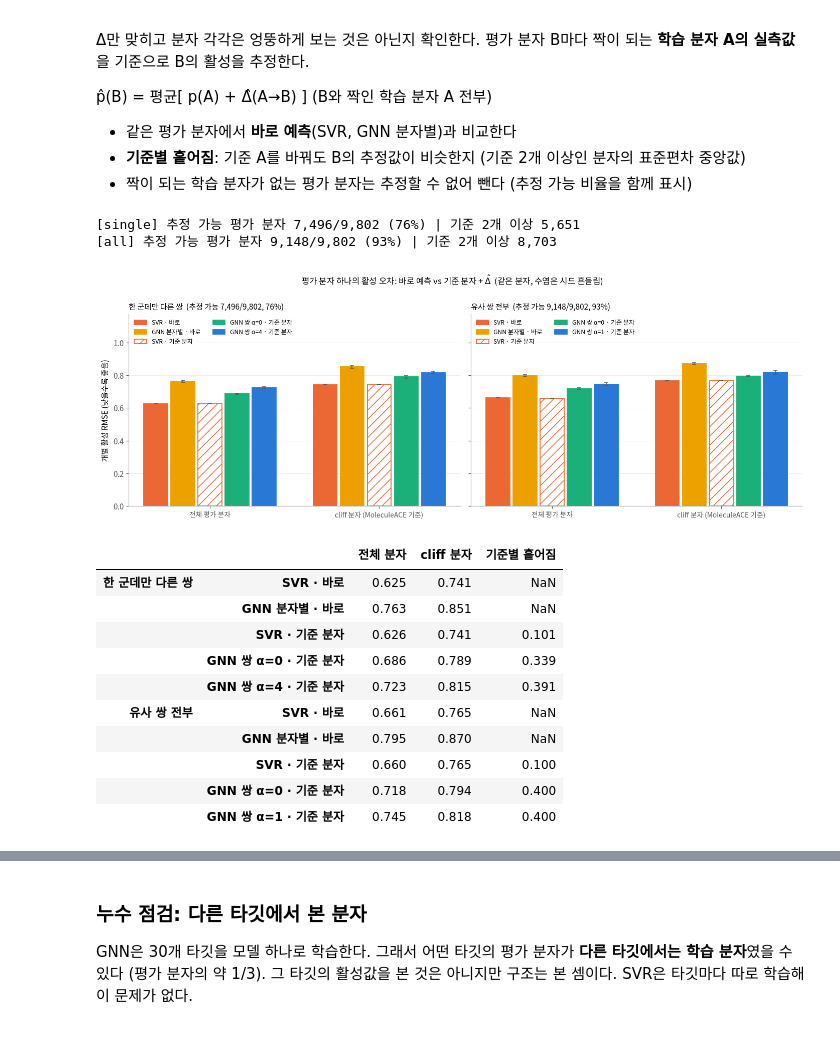
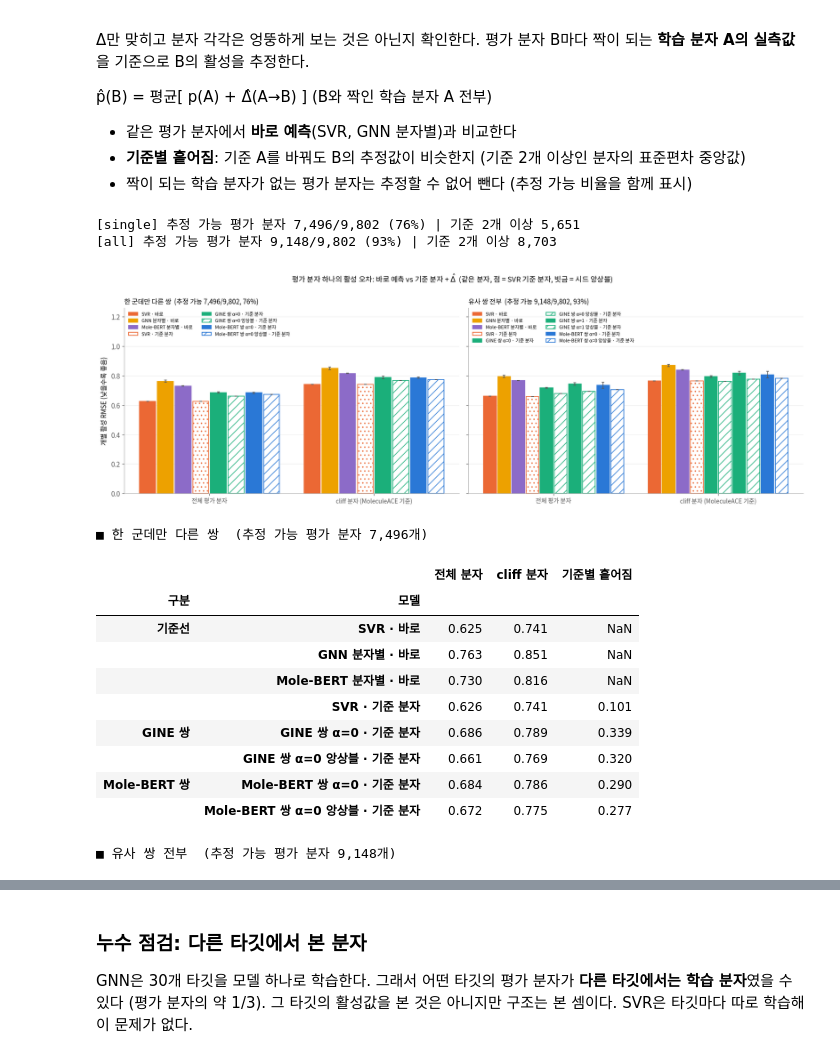
Before and after one commit to dlrudgms1234-commits/capstone, a Jupyter notebook: ac_pipeline.ipynb, the cells around one changed output, grey strips where cells are left out. Cells and saved outputs as stored; diff of their text form; code cells hidden in the pictures.

```diff
--- a/ac_pipeline.ipynb
+++ b/ac_pipeline.ipynb
@@ -1356,10 +1617,16 @@ fig.tight_layout(); plt.show()
 # %%
-MODELS = ['zero', 'svr', 'gnnmol', 'gnn_a0', 'gnn_best']
-display(pd.concat({LABEL[st]: pd.concat({m: rmse_table(pset, f'pred_{m}').loc[['test']]
-                                         for m in MODELS}, axis=1)
-                   for st, pset in RESULTS.items()}).round(3))
+CMP_TABLE = {}
 for st, pset in RESULTS.items():
-    t_ = pset[pset.split.str.startswith('test')]
-    d_ = rmse(t_.pred_gnn_best_fwd, t_.delta) - rmse(t_.pred_gnn_best, t_.delta)
-    print(f'{LABEL[st]}: 양방향 평균 효과 {d_:+.3f} (거의 0 — 학습 때 이미 양방향을 보여줬기 때문)')
+    d = pset[pset.split == 'test']
+    CMP_TABLE[st] = pd.DataFrame({lbl: {'cliff': seed_rmse(d, cols, d.is_cliff).mean(),
+                                        'non-cliff': seed_rmse(d, cols, ~d.is_cliff).mean(),
+                                        'all': seed_rmse(d, cols).mean(),
+                                        'bal': ((seed_rmse(d, cols, d.is_cliff) + seed_rmse(d, cols, ~d.is_cliff)) / 2).mean()}
+                                  for lbl, cols, _, _ in COMPARE[st]}).T
+    print(f'■ {LABEL[st]}  (평가 쌍 {len(d):,}개, best α: GINE {BEST[st]} · Mole-BERT {BEST_PT[st]})')
+    display(grouped(CMP_TABLE[st]).round(3))
+for st, pset in RESULTS.items():
+    t_, a = pset[pset.split == 'test'], BEST[st]
+    d_ = rmse(t_[f'pred_gnn_a{a}_fwd'], t_.delta) - rmse(t_[f'pred_gnn_a{a}_s{SEEDS[0]}'], t_.delta)
+    print(f'{LABEL[st]}: 양방향 평균 효과 (GINE α={a}, 시드 0) {d_:+.3f}')
 # %% [output]
@@ -1388,6 +1674,7 @@ TEST = pd.concat([load(t).assign(target=t, k=np.arange(len(load(t))))[lambda d:
 P_TRUE = {t: load(t).p.values for t in DEV_TARGETS}
 SVR_DIRECT = pd.concat({t: pd.Series(mol_pred[t].values) for t in DEV_TARGETS}).rename_axis(['target', 'k'])
 MOL_DIRECT = MOL_PRED.set_index(['target', 'k'])
+PTMOL_DIRECT = PTMOL_PRED.set_index(['target', 'k'])
 
 def anchored(pset, col):
     """평가 쌍(평가 분자 – 학습 분자)으로 평가 분자마다 (평균 추정값, 기준별 표준편차, 기준 수)"""
@@ -1401,60 +1688,63 @@ def anchored(pset, col):
 
 ANCHOR = {}
 for st, pset in RESULTS.items():
-    est = {'SVR · 기준 분자': [anchored(pset, 'pred_svr')],
-           'GNN 쌍 α=0 · 기준 분자': [anchored(pset, f'pred_gnn_a0_s{s}') for s in SEEDS],
-           f'GNN 쌍 α={BEST[st]} · 기준 분자': [anchored(pset, f'pred_gnn_a{BEST[st]}_s{s}') for s in SEEDS]}
+    pair = [x for x in COMPARE[st] if ' 쌍' in x[0]]
+    est = {'SVR · 기준 분자': [anchored(pset, 'pred_svr')]}
+    est.update({f'{lbl} · 기준 분자': [anchored(pset, c) for c in cols] for lbl, cols, _, _ in pair})
     idx = est['SVR · 기준 분자'][0].index                     # 추정 가능한 평가 분자 (모든 모델 공통)
     truth = TEST.loc[idx]
     cl = (truth.cliff_mol == 1).values
     preds = {'SVR · 바로': [SVR_DIRECT.loc[idx].values],
-             'GNN 분자별 · 바로': [MOL_DIRECT.loc[idx, f's{s}'].values for s in SEEDS]}
+             'GNN 분자별 · 바로': [MOL_DIRECT.loc[idx, f's{s}'].values for s in SEEDS],
+             'Mole-BERT 분자별 · 바로': [PTMOL_DIRECT.loc[idx, f's{s}'].values for s in SEEDS]}
     preds.update({m: [r.loc[idx, 'mean'].values for r in rs] for m, rs in est.items()})
     rows = {}
     for m, ps in preds.items():
         a_ = [rmse(p, truth.p) for p in ps]
         c_ = [rmse(p[cl], truth.p.values[cl]) for p in ps]
         sd = [float(r.loc[idx].query('size >= 2')['std'].median()) for r in est[m]] if m in est else [np.nan]
         rows[m] = {'전체 분자': np.mean(a_), '전체 분자 폭': np.ptp(a_), 'cliff 분자': np.mean(c_), 'cliff 분자 폭': np.ptp(c_),
                    '기준별 흩어짐': np.mean(sd)}
-    ANCHOR[st] = dict(table=pd.DataFrame(rows).T, n=len(idx), n_test=len(TEST), idx=idx, truth=truth, preds=preds,
+    style = [('SVR · 바로', C2, ''), ('GNN 분자별 · 바로', C4, ''), ('Mole-BERT 분자별 · 바로', PURPLE, ''), ('SVR · 기준 분자', C2, '..')] + \
+            [(f'{lbl} · 기준 분자', col, hatch) for lbl, _, col, hatch in pair]
+    ANCHOR[st] = dict(table=pd.DataFrame(rows).T, n=len(idx), n_test=len(TEST), idx=idx, truth=truth, preds=preds, style=style,
                       n_ref=est['SVR · 기준 분자'][0].loc[idx, 'size'],
                       n_multi=int((est['SVR · 기준 분자'][0].loc[idx, 'size'] >= 2).sum()))
     log(f'[{st}] 추정 가능 평가 분자 {len(idx):,}/{len(TEST):,} ({len(idx)/len(TEST):.0%}) | 기준 2개 이상 {ANCHOR[st]["n_multi"]:,}')
 
-fig, axes = plt.subplots(1, 2, figsize=(13, 4.6), sharey=True)
-style = {'SVR · 바로': (C2, ''), 'GNN 분자별 · 바로': (C4, ''), 'SVR · 기준 분자': (C2, '//'),
-         'GNN 쌍 α=0 · 기준 분자': (C3, ''), 'GNN 쌍 best · 기준 분자': (C1, '')}
+fig, axes = plt.subplots(1, 2, figsize=(15, 5), sharey=True)
 for a_, (st, res) in zip(axes, ANCHOR.items()):
-    t_ = res['table'].rename(index={f'GNN 쌍 α={BEST[st]} · 기준 분자': 'GNN 쌍 best · 기준 분자'})
-    w = 0.16
-    for k_, (m, (col, hatch)) in enumerate(style.items()):
+    t_, sty = res['table'], res['style']
+    w, mid = 0.86 / len(sty), (len(sty) - 1) / 2
+    for k_, (m, col, hatch) in enumerate(sty):
         v = [t_.loc[m, '전체 분자'], t_.loc[m, 'cliff 분자']]
         e = [t_.loc[m, '전체 분자 폭'] / 2, t_.loc[m, 'cliff 분자 폭'] / 2]
-        lbl = m.replace('best', f'α={BEST[st]}')
-        a_.bar(np.arange(2) + (k_ - 2) * w, v, w * 0.88, color=col if not hatch else SURFACE, edgecolor=col,
-               hatch=hatch, linewidth=1.2, label=lbl, zorder=2, yerr=e, capsize=2.5, error_kw=dict(elinewidth=1, ecolor='0.35'))
+        a_.bar(np.arange(2) + (k_ - mid) * w, v, w * 0.9, color=SURFACE if hatch else col, edgecolor=col, hatch=hatch,
+               linewidth=1.1, label=m, zorder=2, yerr=e, capsize=2, error_kw=dict(elinewidth=1, ecolor='0.35'))
     a_.set(xticks=range(2))
     a_.set_xticklabels(['전체 평가 분자', 'cliff 분자 (MoleculeACE 기준)'], fontsize=9)
     a_.set_title(f'{LABEL[st]}  (추정 가능 {res["n"]:,}/{res["n_test"]:,}, {res["n"]/res["n_test"]:.0%})', loc='left', fontsize=10)
-    a_.legend(fontsize=8, frameon=False, ncol=2, loc='upper left'); a_.grid(axis='x', visible=False); tidy(a_)
+    a_.legend(fontsize=7, frameon=False, ncol=2, loc='upper left'); a_.grid(axis='x', visible=False); tidy(a_)
 axes[0].set_ylabel('개별 활성 RMSE (낮을수록 좋음)')
-axes[0].set_ylim(0, max(r['table'][['전체 분자', 'cliff 분자']].values.max() for r in ANCHOR.values()) * 1.35)
-fig.suptitle(r'평가 분자 하나의 활성 오차: 바로 예측 vs 기준 분자 + $\hat{\Delta}$  (같은 분자, 수염은 시드 흔들림)', y=1.0, fontsize=11)
+axes[0].set_ylim(0, max(r['table'][['전체 분자', 'cliff 분자']].values.max() for r in ANCHOR.values()) * 1.45)
+fig.suptitle(r'평가 분자 하나의 활성 오차: 바로 예측 vs 기준 분자 + $\hat{\Delta}$  (같은 분자, 점 = SVR 기준 분자, 빗금 = 시드 앙상블)', y=1.0, fontsize=11)
 fig.tight_layout(); plt.show()
-display(pd.concat({LABEL[st]: r['table'].drop(columns=['전체 분자 폭', 'cliff 분자 폭']) for st, r in ANCHOR.items()}).round(3))
+for st, r in ANCHOR.items():
+    print(f'■ {LABEL[st]}  (추정 가능 평가 분자 {r["n"]:,}개)')
+    display(grouped(r['table'].drop(columns=['전체 분자 폭', 'cliff 분자 폭'])).round(3))
 # %% [output]
 [single] 추정 가능 평가 분자 7,496/9,802 (76%) | 기준 2개 이상 5,651
 [all] 추정 가능 평가 분자 9,148/9,802 (93%) | 기준 2개 이상 8,703
-[figure, old version]
+[figure, new version]
+■ 한 군데만 다른 쌍  (추정 가능 평가 분자 7,496개)
 |  |  | 전체 분자 | cliff 분자 | 기준별 흩어짐 |
-| 한 군데만 다른 쌍 | SVR · 바로 | 0.625 | 0.741 | NaN |
+| 구분 | 모델 |  |  |  |
+| 기준선 | SVR · 바로 | 0.625 | 0.741 | NaN |
 |  | GNN 분자별 · 바로 | 0.763 | 0.851 | NaN |
+|  | Mole-BERT 분자별 · 바로 | 0.730 | 0.816 | NaN |
 |  | SVR · 기준 분자 | 0.626 | 0.741 | 0.101 |
-|  | GNN 쌍 α=0 · 기준 분자 | 0.686 | 0.789 | 0.339 |
-|  | GNN 쌍 α=4 · 기준 분자 | 0.723 | 0.815 | 0.391 |
-| 유사 쌍 전부 | SVR · 바로 | 0.661 | 0.765 | NaN |
-|  | GNN 분자별 · 바로 | 0.795 | 0.870 | NaN |
-|  | SVR · 기준 분자 | 0.660 | 0.765 | 0.100 |
-|  | GNN 쌍 α=0 · 기준 분자 | 0.718 | 0.794 | 0.400 |
-|  | GNN 쌍 α=1 · 기준 분자 | 0.745 | 0.818 | 0.400 |
+| GINE 쌍 | GINE 쌍 α=0 · 기준 분자 | 0.686 | 0.789 | 0.339 |
+|  | GINE 쌍 α=0 앙상블 · 기준 분자 | 0.661 | 0.769 | 0.320 |
+| Mole-BERT 쌍 | Mole-BERT 쌍 α=0 · 기준 분자 | 0.684 | 0.786 | 0.290 |
+|  | Mole-BERT 쌍 α=0 앙상블 · 기준 분자 | 0.672 | 0.775 | 0.277 |
+■ 유사 쌍 전부  (추정 가능 평가 분자 9,148개)
```
Also changed, not shown: parts of 39 cells of this notebook, 2 other files.
